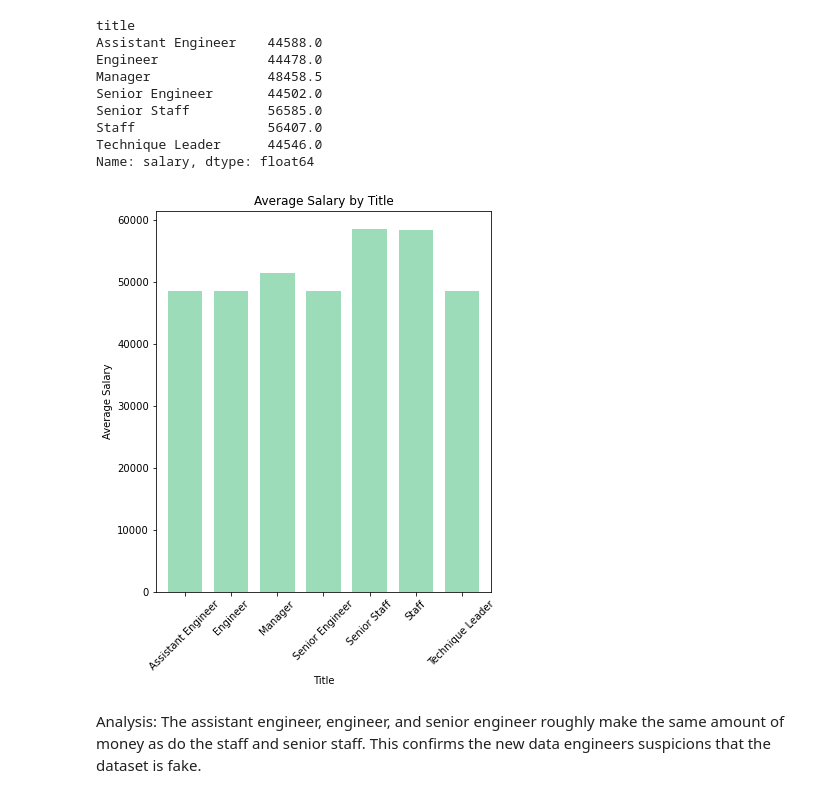
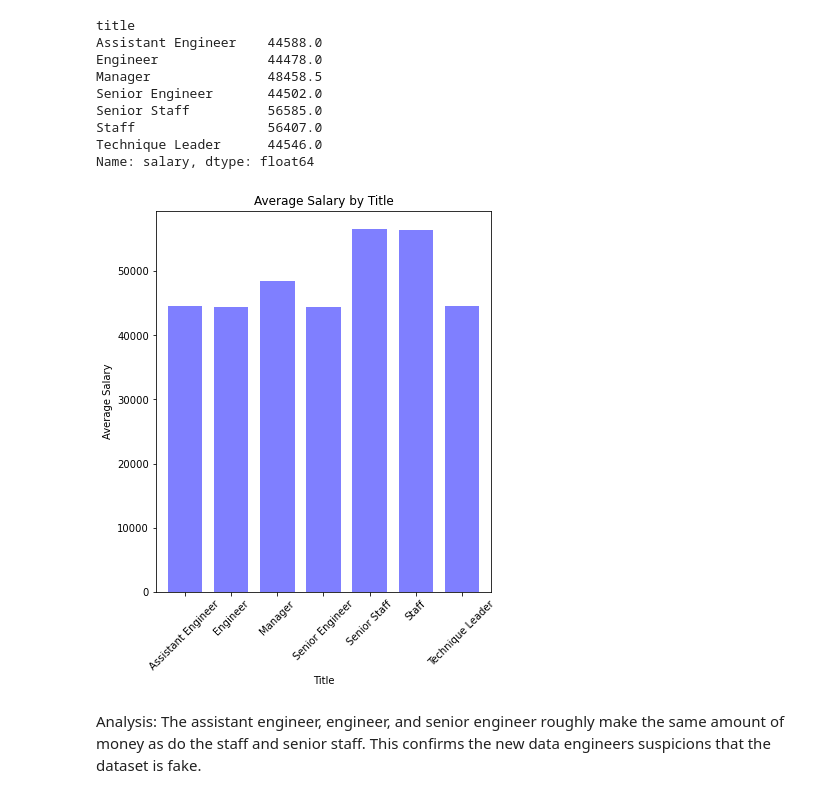
Before and after one commit to HilaryKoerner/SQL-Employee-Demographic-Analysis, a Jupyter notebook: SQL_bonus.ipynb, the cells around one changed output. Drawn from its saved outputs; the diff is of its cells as text; code cells hidden in the pictures.

Commit message:
updated histogram

```diff
--- a/SQL_bonus.ipynb
+++ b/SQL_bonus.ipynb
@@ -131,15 +131,15 @@ Technique Leader      44546.0
 Name: salary, dtype: float64
 # %%
 #Create a bar chart of average salary by title
-grouptitle.plot(kind="bar", color="#3CBB75FF", alpha=.5, width=.75, figsize=(6,7))
+grouptitle.plot(kind="bar", color="blue", alpha=.5, width=.75, figsize=(6,7))
 plt.xticks(rotation=45)
 plt.title("Average Salary by Title")
 plt.xlabel("Title")
 plt.ylabel("Average Salary")
 plt.savefig("./Images/salary_barchart.png")
 plt.show()
 # %% [output]
-[figure, old version]
+[figure, new version]
 # %% [markdown]
 Analysis: The assistant engineer, engineer, and senior engineer roughly make the same amount of money as do the staff and senior staff. This confirms the new data engineers suspicions that the dataset is fake.
 # %%
```
Also changed, not shown: 1 other file.
